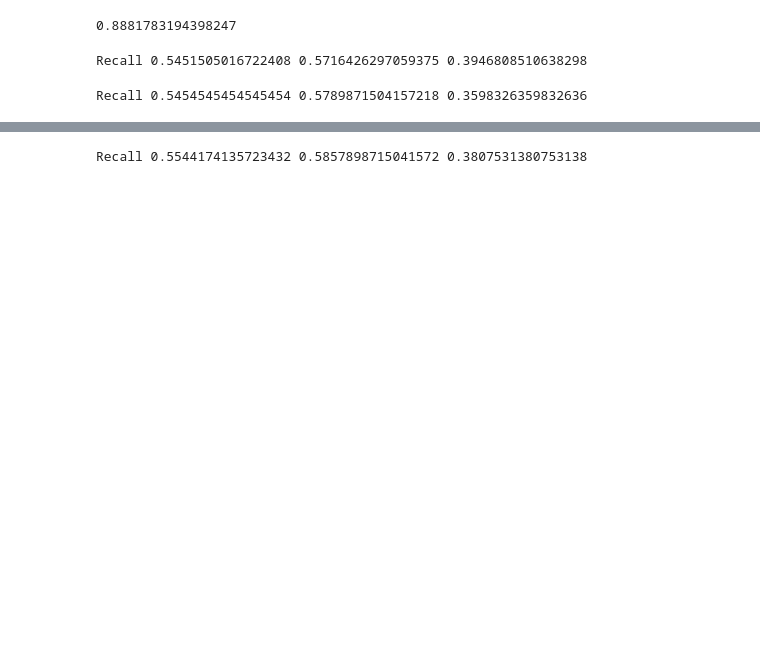
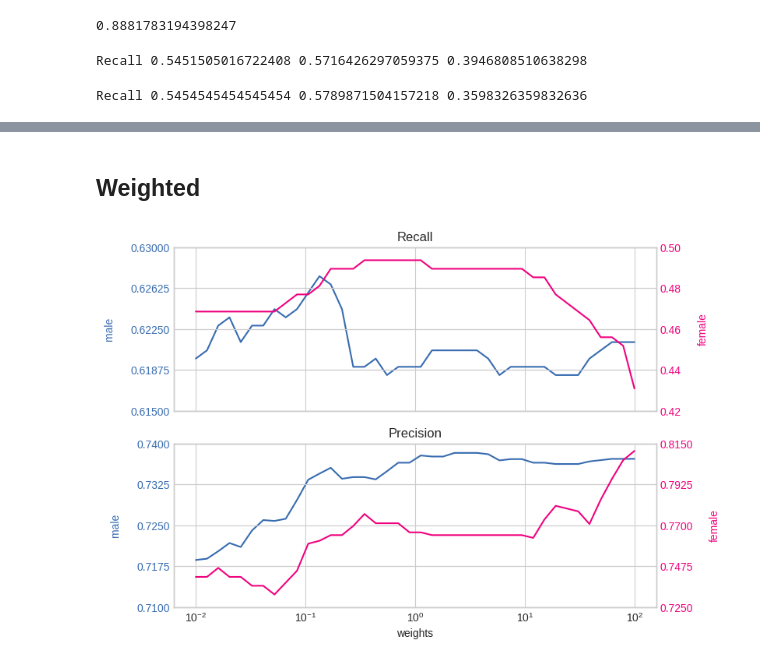
Before and after one commit to DanielGardin/MO810---Aprendizado-de-M-quina--tico, a Jupyter notebook: T0 - Avaliação Diagnóstica/Notebook 0.2 - Otimização.ipynb, the cells around one changed output, grey strips where cells are left out. Drawn from its saved outputs; the diff is of its cells as text; code cells hidden in the pictures; blank space fills up the shorter version.

```diff
--- a/T0 - Avaliação Diagnóstica/Notebook 0.2 - Otimização.ipynb
+++ b/T0 - Avaliação Diagnóstica/Notebook 0.2 - Otimização.ipynb
@@ -81,0 +3,10 @@ theta = pd.Series([model.theta[feat]() for feat in model.features], model.featur
+# %%
+import pyomo.contrib.appsi.solvers.ipopt as ippot
+import matplotlib.pyplot as plt
+import pyomo.environ as poenv
+import pandas as pd
+import numpy as np
+import sklearn
+import shap
+
+plt.style.use('seaborn-v0_8-whitegrid')
@@ -81,0 +52,3 @@ theta = pd.Series([model.theta[feat]() for feat in model.features], model.featur
+# %%
+exp = np.vectorize(poenv.exp)
+log = np.vectorize(poenv.log)
@@ -193,9 +161,2 @@ Recall 0.556935817805383 0.5795092713991384 0.42872340425531913
-# %%
-prob = {idx: 1/(1+np.exp(-X.loc[idx]@theta))for idx in val_idx}
-
-perf = sklearn.metrics.recall_score(y[val_idx], [prob[idx]>0.5 for idx in val_idx])
-perf_man = sklearn.metrics.recall_score(y[val_idx_m], [prob[idx]>0.5 for idx in val_idx_m])
-perf_woman = sklearn.metrics.recall_score(y[val_idx_w], [prob[idx]>0.5 for idx in val_idx_w])
-print('Recall', perf, perf_man, perf_woman)
-# %% [output]
-Recall 0.5544174135723432 0.5857898715041572 0.3807531380753138
+# %% [markdown]
+## Weighted
@@ -201,0 +199,54 @@ Recall 0.5544174135723432 0.5857898715041572 0.3807531380753138
+# %%
+probs  = 1/(1 + np.exp(-logits))
+
+labels = np.where(probs >= 0.5, 1, 0)
+# %%
+fig, axs = plt.subplots(nrows=2, figsize=(8, 6), sharex=True)
+axw0 = axs[0].twinx()
+
+axs[0].set_title("Recall")
+
+axs[0].plot(weights, [sklearn.metrics.recall_score(y_val[X_val["Sex_ Male"] == 1], label[X_val["Sex_ Male"] == 1]) for label in labels], label="Male recall", color="#386cb0")
+axw0.plot(weights, [sklearn.metrics.recall_score(y_val[X_val["Sex_ Female"] == 1], label[X_val["Sex_ Female"] == 1]) for label in labels], label="Female recall", color="#f0027f")
+
+axs[0].set_ylabel('male', color="#386cb0", labelpad=15)
+axw0.set_ylabel('female', color="#f0027f", labelpad=15)
+
+axs[0].tick_params(axis='y', labelcolor="#386cb0")
+axw0.tick_params(axis='y', labelcolor="#f0027f")
+
+axw1 = axs[1].twinx()
+
+axs[1].set_title("Precision")
+
+axs[1].plot(weights, [sklearn.metrics.precision_score(y_val[X_val["Sex_ Male"] == 1], label[X_val["Sex_ Male"] == 1]) for label in labels], label="Male precision", color="#386cb0")
+axw1.plot(weights, [sklearn.metrics.precision_score(y_val[X_val["Sex_ Female"] == 1], label[X_val["Sex_ Female"] == 1]) for label in labels], label="Female precision", color="#f0027f")
+
+axs[1].set_ylabel('male', color="#386cb0", labelpad=15)
+axw1.set_ylabel('female', color="#f0027f", labelpad=15)
+
+axs[1].tick_params(axis='y', labelcolor="#386cb0")
+axw1.tick_params(axis='y', labelcolor="#f0027f")
+
+axs[1].set_xlabel("weights")
+axs[1].set_xscale('log')
+
+axs[0].set_ylim(0.615, 0.63)
+axw0.set_ylim(0.42, 0.5)
+
+axs[1].set_ylim(0.71, 0.74)
+axw1.set_ylim(0.725, 0.815)
+
+import matplotlib.ticker
+nticks = 5
+axs[0].yaxis.set_major_locator(matplotlib.ticker.LinearLocator(nticks))
+axw0.yaxis.set_major_locator(matplotlib.ticker.LinearLocator(nticks))
+
+axs[1].yaxis.set_major_locator(matplotlib.ticker.LinearLocator(nticks))
+axw1.yaxis.set_major_locator(matplotlib.ticker.LinearLocator(nticks))
+
+plt.savefig('plots/weighted.svg', transparent=True)
+
+plt.show()
+# %% [output]
+[figure, added]
```
Also changed, not shown: parts of 24 cells of this notebook, 2 other files.
